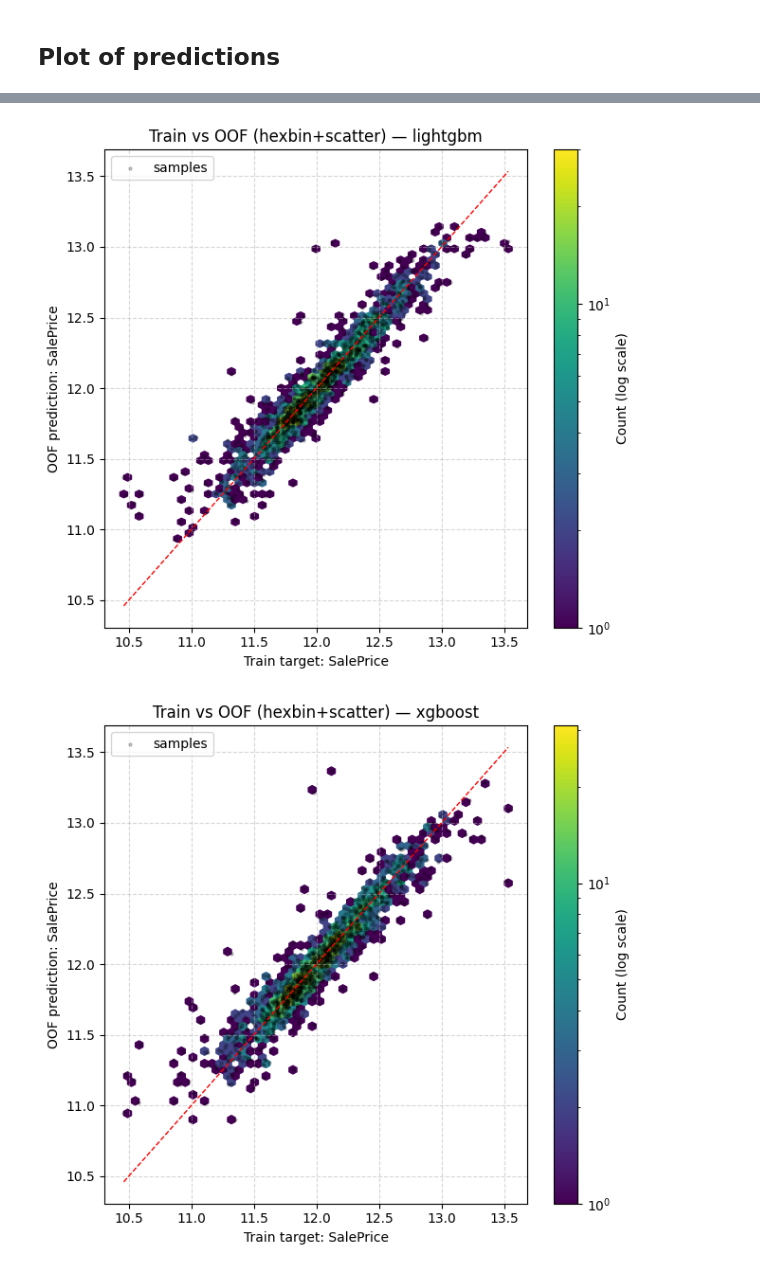
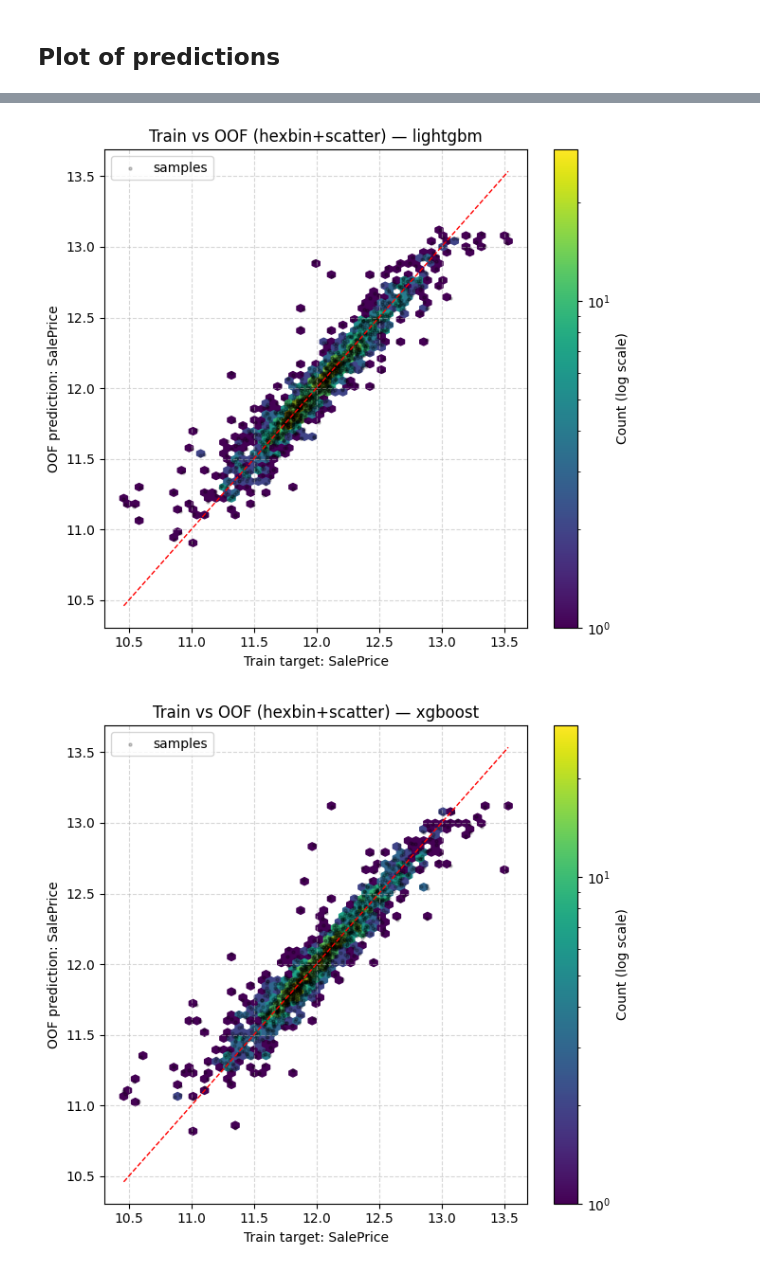
Before and after one commit to Jun-Morita/kaggle-template, a Jupyter notebook: sample/houseprices/houseprices.ipynb, the cells around one changed output, grey strips where cells are left out. Saved outputs shown, nothing was run; the diff lists cells and outputs as text; code cells hidden in the pictures.

Commit message:
fix: clean up Kaggle sample notebooks and docs

```diff
--- a/sample/houseprices/houseprices.ipynb
+++ b/sample/houseprices/houseprices.ipynb
@@ -56,7 +56,7 @@ class CFG:
     MODEL_DATA_PATH = Path(f"{MAIN_PATH}/models")
     METHOD_LIST = ["lightgbm", "xgboost", "catboost"]
     METHOD_WEIGHT_DICT = {"lightgbm": 1 / 3, "xgboost": 1 / 3, "catboost": 1 / 3}
-    USE_GPU = torch.cuda.is_available()
+    #USE_GPU = torch.cuda.is_available()
     SEED = 42
     N_SEEDS = 5
     N_SPLIT = 3
@@ -1388,55 +1398,59 @@ plot_oof_vs_submission_hist(CFG.METHOD_LIST, submission_df, bins=50)
 # %%
-from matplotlib.colors import LogNorm
-
-
 def plot_train_vs_oof_hexbin(method_list, train_df, bins=30, log1p=True, oof_value_col=None):
     """
     Train の目的変数 vs OOF予測 を 2D hexbin + scatter で可視化
     - hexbin は LogNorm を使い、少ない点も見やすくする
     - scatter を重ねて個別点も見えるようにする
     """
-    y_true = train_df[CFG.target_col].dropna().to_numpy()
+    target_series = train_df[CFG.target_col]
 
     for m in method_list:
-        oof_path = CFG.OOF_DATA_PATH / f"oof_{CFG.AUTHOR}_{m}_seed{CFG.SEED}_ver{CFG.VER}.csv"
-        oof_df = pd.read_csv(oof_path)
+        per_seed = []
+        for seed_idx in range(CFG.N_SEEDS):
+            seed = CFG.SEED + seed_idx
+            oof_path = CFG.OOF_DATA_PATH / f"oof_{CFG.AUTHOR}_{m}_seed{seed}_ver{CFG.VER}.csv"
+            oof_df = pd.read_csv(oof_path)
+            col = oof_value_col if oof_value_col is not None else CFG.target_col
+            if col not in oof_df.columns:
+                raise KeyError(f"OOFファイルに列 '{col}' が見つかりません: {oof_path}")
+            ordered = oof_df.set_index("row_id").loc[train_df.index]
+            per_seed.append(ordered[col].astype(float).values)
 
-        col = oof_value_col if oof_value_col is not None else CFG.target_col
-        if col not in oof_df.columns:
-            raise KeyError(f"OOFファイルに列 '{col}' が見つかりません: {oof_path}")
+        if not per_seed:
+            raise ValueError(f"No OOF files found for {m}")
 
-        y_oof = oof_df[col].dropna().to_numpy()
-        if len(y_true) != len(y_oof):
-            raise ValueError(f"train({len(y_true)}) と OOF({len(y_oof)}) の長さが一致しません。")
+        y_pred = np.mean(per_seed, axis=0)
+        y_true = target_series.astype(float).values
 
         if log1p:
-            y_true = np.log1p(y_true)
-            y_oof = np.log1p(y_oof)
+            y_true_plot = np.log1p(y_true)
+            y_pred_plot = np.log1p(y_pred)
+        else:
+            y_true_plot = y_true
+            y_pred_plot = y_pred
 
-        # Hexbin + Scatter
         plt.figure(figsize=(6.5, 6))
-        hb = plt.hexbin(y_true, y_oof, gridsize=bins, mincnt=1, cmap="viridis", norm=LogNorm())
-        plt.scatter(y_true, y_oof, s=5, c="black", alpha=0.2, label="samples")
+        hb = plt.hexbin(y_true_plot, y_pred_plot, gridsize=bins, mincnt=1, cmap="viridis", norm=LogNorm())
+        plt.scatter(y_true_plot, y_pred_plot, s=5, c="black", alpha=0.2, label="samples")
 
         cb = plt.colorbar(hb)
         cb.set_label("Count (log scale)")
 
-        # 対角線
-        lo = min(y_true.min(), y_oof.min())
-        hi = max(y_true.max(), y_oof.max())
+        lo = min(y_true_plot.min(), y_pred_plot.min())
+        hi = max(y_true_plot.max(), y_pred_plot.max())
         plt.plot([lo, hi], [lo, hi], linestyle="--", linewidth=1, color="red")
 
         xlabel = f"{CFG.target_col} (log1p)" if log1p else CFG.target_col
         plt.xlabel(f"Train target: {xlabel}")
         plt.ylabel(f"OOF prediction: {xlabel}")
         plt.title(f"Train vs OOF (hexbin+scatter) — {m}")
         plt.legend()
         plt.grid(True, linestyle="--", alpha=0.5)
         plt.tight_layout()
         plt.show()
 
 
 plot_train_vs_oof_hexbin(CFG.METHOD_LIST, train_df, bins=50, log1p=False)
 # %% [output]
-[figure, old version]
+[figure, new version]
-[figure, old version]
+[figure, new version]
```
Also changed, not shown: parts of 5 cells of this notebook, 4 other files.
